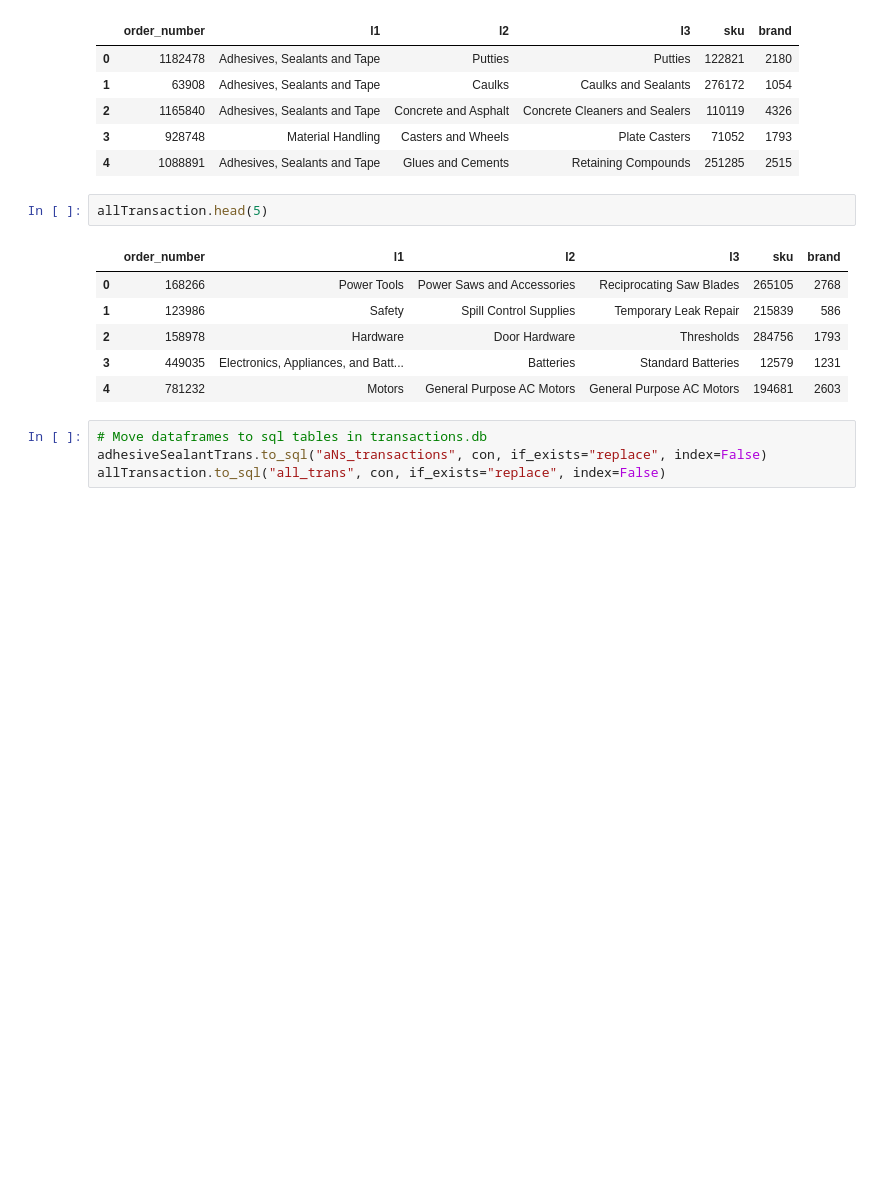
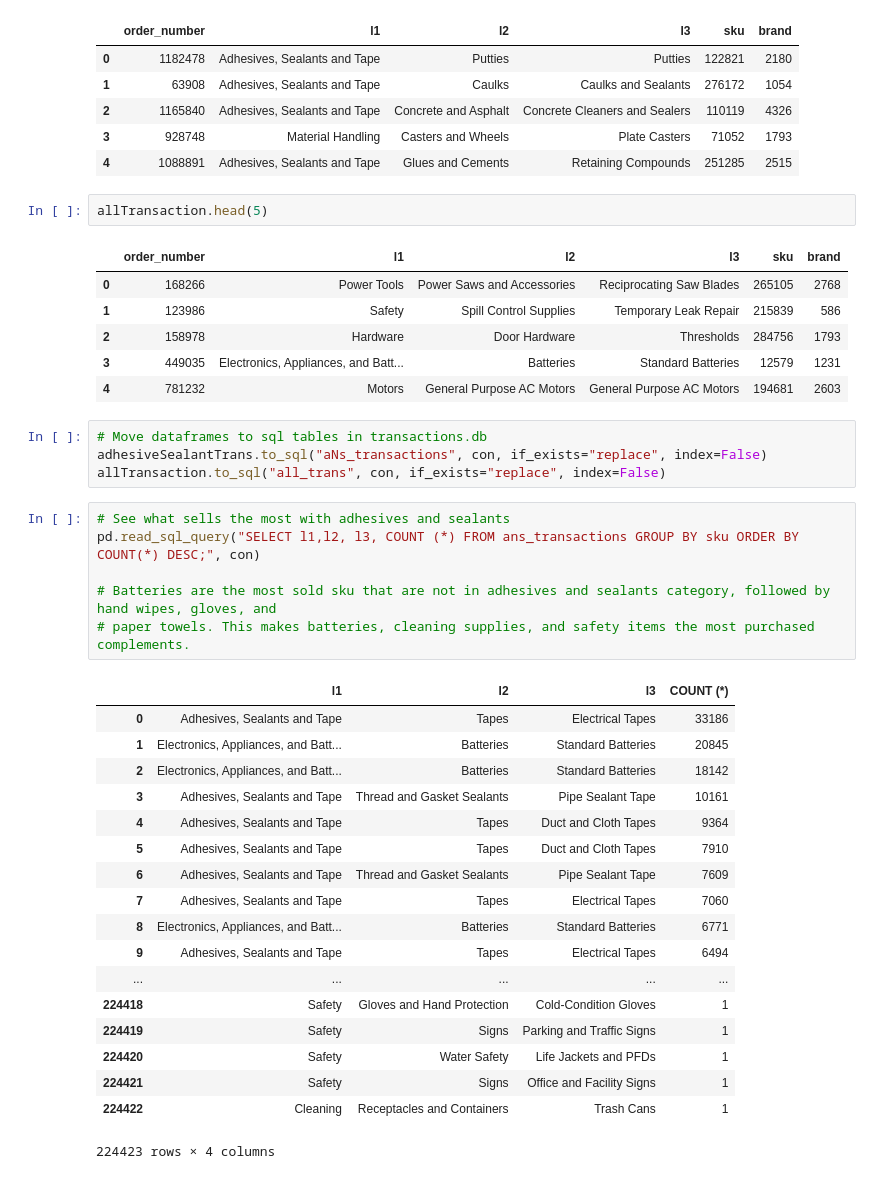
Before and after one commit to deejayrusso/E-Commerce-Recommendations, a Jupyter notebook: E-Commerce Recommendation Notebook.ipynb, the cells around one changed output. Cells and saved outputs as stored; diff of their text form; blank space fills up the shorter version.

```diff
--- a/E-Commerce Recommendation Notebook.ipynb
+++ b/E-Commerce Recommendation Notebook.ipynb
@@ -35,4 +35,29 @@ allTransaction.head(5)
 # Move dataframes to sql tables in transactions.db
 adhesiveSealantTrans.to_sql("aNs_transactions", con, if_exists="replace", index=False)
 allTransaction.to_sql("all_trans", con, if_exists="replace", index=False)
+# %%
+# See what sells the most with adhesives and sealants
+pd.read_sql_query("SELECT l1,l2, l3, COUNT (*) FROM ans_transactions GROUP BY sku ORDER BY COUNT(*) DESC;", con)
+
+# Batteries are the most sold sku that are not in adhesives and sealants category, followed by hand wipes, gloves, and
+# paper towels. This makes batteries, cleaning supplies, and safety items the most purchased complements.
+# %% [output]
+|  | l1 | l2 | l3 | COUNT (*) |
+| 0 | Adhesives, Sealants and Tape | Tapes | Electrical Tapes | 33186 |
+| 1 | Electronics, Appliances, and Batt... | Batteries | Standard Batteries | 20845 |
+| 2 | Electronics, Appliances, and Batt... | Batteries | Standard Batteries | 18142 |
+| 3 | Adhesives, Sealants and Tape | Thread and Gasket Sealants | Pipe Sealant Tape | 10161 |
+| 4 | Adhesives, Sealants and Tape | Tapes | Duct and Cloth Tapes | 9364 |
+| 5 | Adhesives, Sealants and Tape | Tapes | Duct and Cloth Tapes | 7910 |
+| 6 | Adhesives, Sealants and Tape | Thread and Gasket Sealants | Pipe Sealant Tape | 7609 |
+| 7 | Adhesives, Sealants and Tape | Tapes | Electrical Tapes | 7060 |
+| 8 | Electronics, Appliances, and Batt... | Batteries | Standard Batteries | 6771 |
+| 9 | Adhesives, Sealants and Tape | Tapes | Electrical Tapes | 6494 |
+| ... | ... | ... | ... | ... |
+| 224418 | Safety | Gloves and Hand Protection | Cold-Condition Gloves | 1 |
+| 224419 | Safety | Signs | Parking and Traffic Signs | 1 |
+| 224420 | Safety | Water Safety | Life Jackets and PFDs | 1 |
+| 224421 | Safety | Signs | Office and Facility Signs | 1 |
+| 224422 | Cleaning | Receptacles and Containers | Trash Cans | 1 |
+224423 rows × 4 columns
 # %%
```
Also changed, not shown: parts of 1 cell of this notebook.
